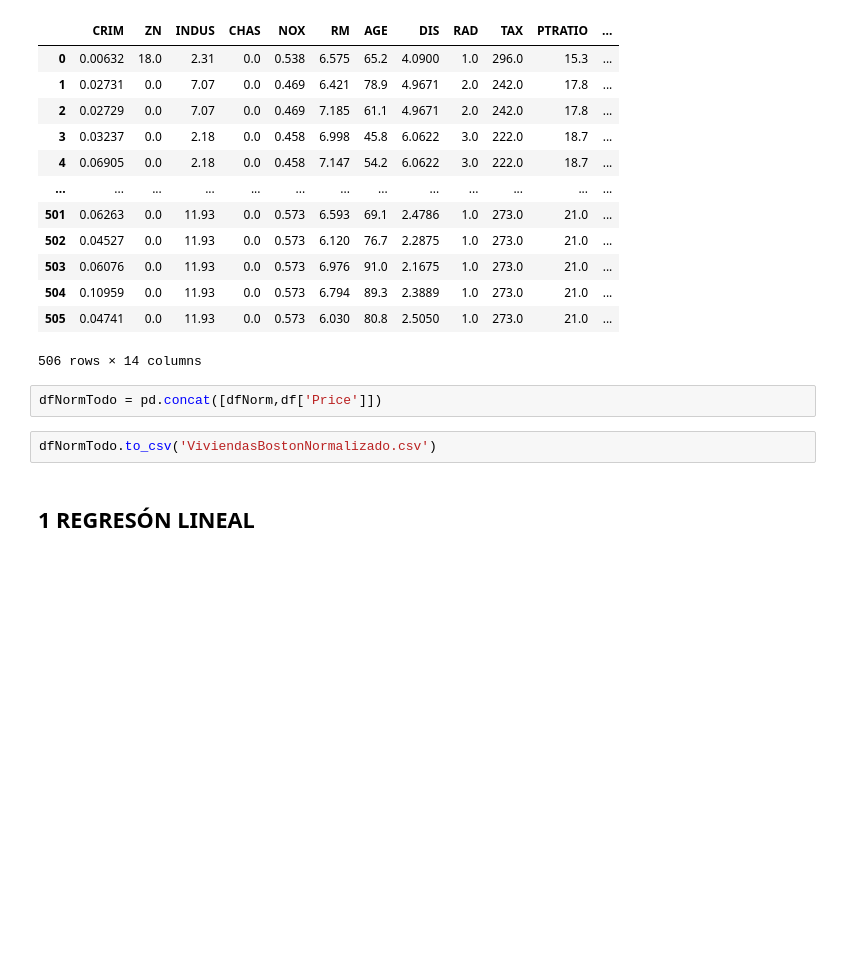
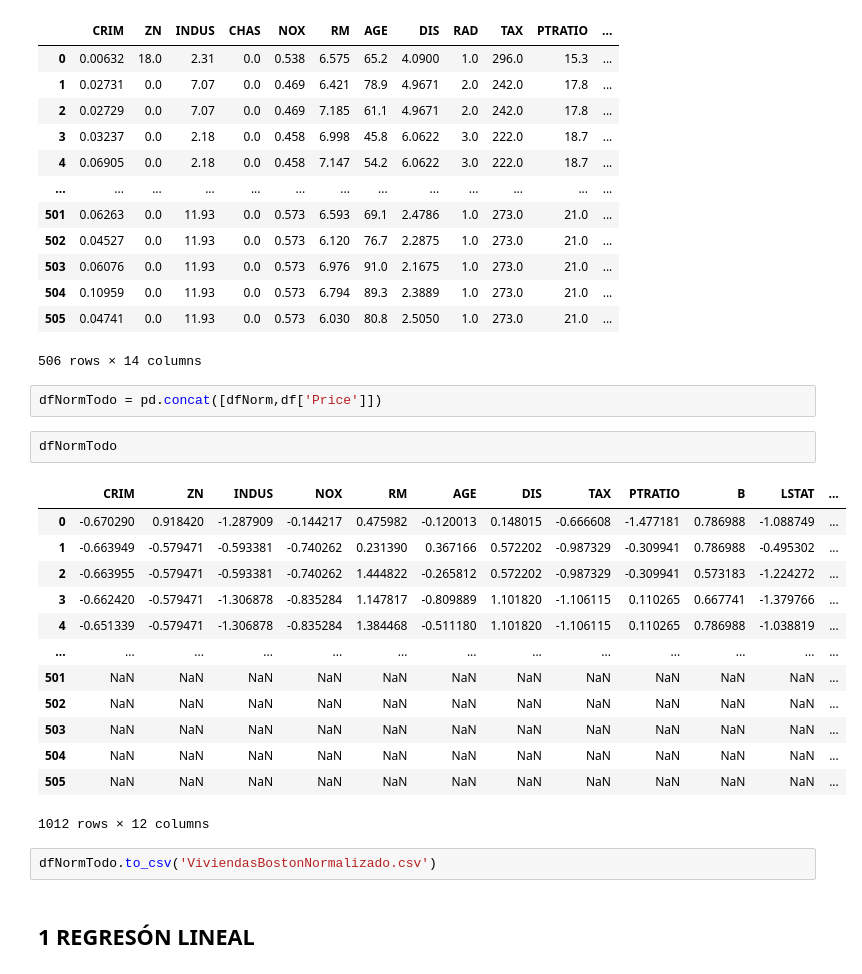
Before and after one commit to rmmateosv/SAA2223, a Jupyter notebook: Tema4/1_OLS_ViviendasBoston.ipynb, the cells around one changed output. Drawn from its saved outputs; the diff is of its cells as text; blank space fills up the shorter version.

```diff
--- a/Tema4/1_OLS_ViviendasBoston.ipynb
+++ b/Tema4/1_OLS_ViviendasBoston.ipynb
@@ -304,10 +304,26 @@ df
 | 504 | 0.10959 | 0.0 | 11.93 | 0.0 | 0.573 | 6.794 | 89.3 | 2.3889 | 1.0 | 273.0 | 21.0 | ... |
 | 505 | 0.04741 | 0.0 | 11.93 | 0.0 | 0.573 | 6.030 | 80.8 | 2.5050 | 1.0 | 273.0 | 21.0 | ... |
 506 rows × 14 columns
-# %%
-dfNormTodo = pd.concat([dfNorm,df['Price']])
-# %%
-dfNormTodo.to_csv('ViviendasBostonNormalizado.csv')
+# %%
+dfNormTodo = pd.concat([dfNorm,df['Price']])
+# %%
+dfNormTodo
+# %% [output]
+|  | CRIM | ZN | INDUS | NOX | RM | AGE | DIS | TAX | PTRATIO | B | LSTAT | ... |
+| 0 | -0.670290 | 0.918420 | -1.287909 | -0.144217 | 0.475982 | -0.120013 | 0.148015 | -0.666608 | -1.477181 | 0.786988 | -1.088749 | ... |
+| 1 | -0.663949 | -0.579471 | -0.593381 | -0.740262 | 0.231390 | 0.367166 | 0.572202 | -0.987329 | -0.309941 | 0.786988 | -0.495302 | ... |
+| 2 | -0.663955 | -0.579471 | -0.593381 | -0.740262 | 1.444822 | -0.265812 | 0.572202 | -0.987329 | -0.309941 | 0.573183 | -1.224272 | ... |
+| 3 | -0.662420 | -0.579471 | -1.306878 | -0.835284 | 1.147817 | -0.809889 | 1.101820 | -1.106115 | 0.110265 | 0.667741 | -1.379766 | ... |
+| 4 | -0.651339 | -0.579471 | -1.306878 | -0.835284 | 1.384468 | -0.511180 | 1.101820 | -1.106115 | 0.110265 | 0.786988 | -1.038819 | ... |
+| ... | ... | ... | ... | ... | ... | ... | ... | ... | ... | ... | ... | ... |
+| 501 | NaN | NaN | NaN | NaN | NaN | NaN | NaN | NaN | NaN | NaN | NaN | ... |
+| 502 | NaN | NaN | NaN | NaN | NaN | NaN | NaN | NaN | NaN | NaN | NaN | ... |
+| 503 | NaN | NaN | NaN | NaN | NaN | NaN | NaN | NaN | NaN | NaN | NaN | ... |
+| 504 | NaN | NaN | NaN | NaN | NaN | NaN | NaN | NaN | NaN | NaN | NaN | ... |
+| 505 | NaN | NaN | NaN | NaN | NaN | NaN | NaN | NaN | NaN | NaN | NaN | ... |
+1012 rows × 12 columns
+# %%
+dfNormTodo.to_csv('ViviendasBostonNormalizado.csv')
 # %% [markdown]
 ## 1 REGRESÓN LINEAL
 # %%
```
Also changed, not shown: parts of 4 cells of this notebook.
